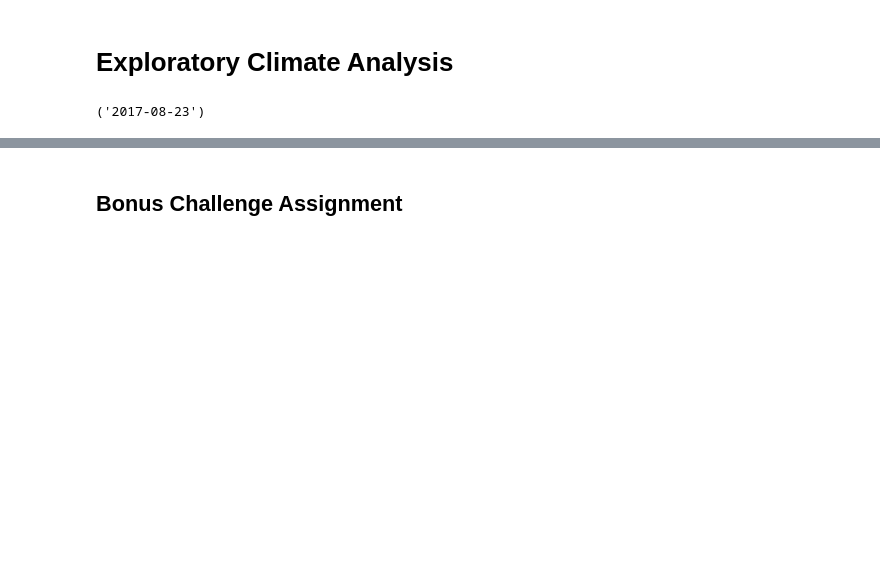
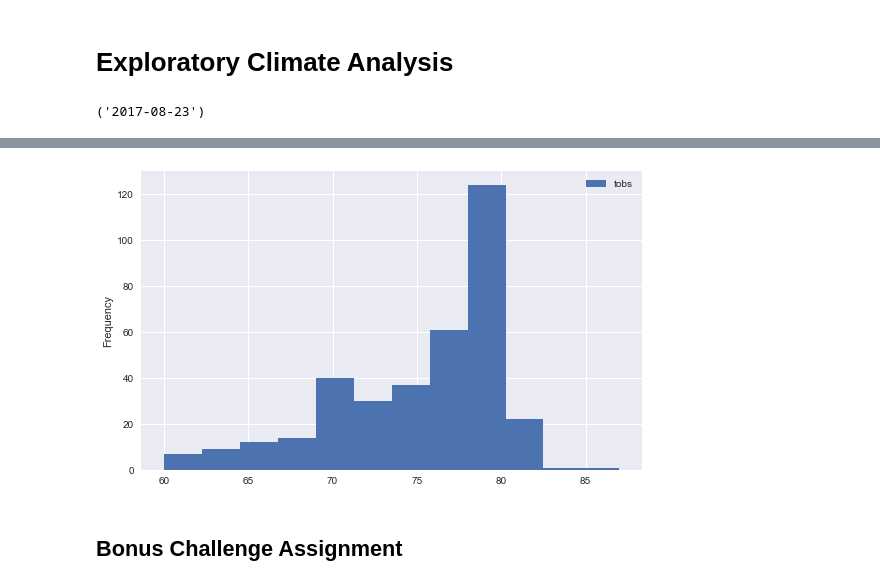
Before and after one commit to scavazos4/sqlalchemy-challenge, a Jupyter notebook: climate_starter.ipynb, the cells around one changed output, grey strips where cells are left out. Drawn from its saved outputs; the diff is of its cells as text; code cells hidden in the pictures; blank space fills up the shorter version.

```diff
--- a/climate_starter.ipynb
+++ b/climate_starter.ipynb
@@ -123,5 +121,7 @@ precip.describe()
 # %%
 # Design a query to show how many stations are available in this dataset?
+commonStation = precip.loc[precip["station"] == "USC00519397"]
+commonStation = commonStation.drop(columns = "Precipitation")
 # %%
 # What are the most active stations? (i.e. what stations have the most rows)?
 # List the stations and the counts in descending order.
@@ -131,6 +152,9 @@ precip.describe()
 # %%
 # Choose the station with the highest number of temperature observations.
 # Query the last 12 months of temperature observation data for this station and plot the results as a histogram
+ax2 = commonStation.plot.hist(station, bins = 12)
+# %% [output]
+[figure, added]
 # %% [markdown]
 ## Bonus Challenge Assignment
 # %%
```
Also changed, not shown: parts of 13 cells of this notebook.
